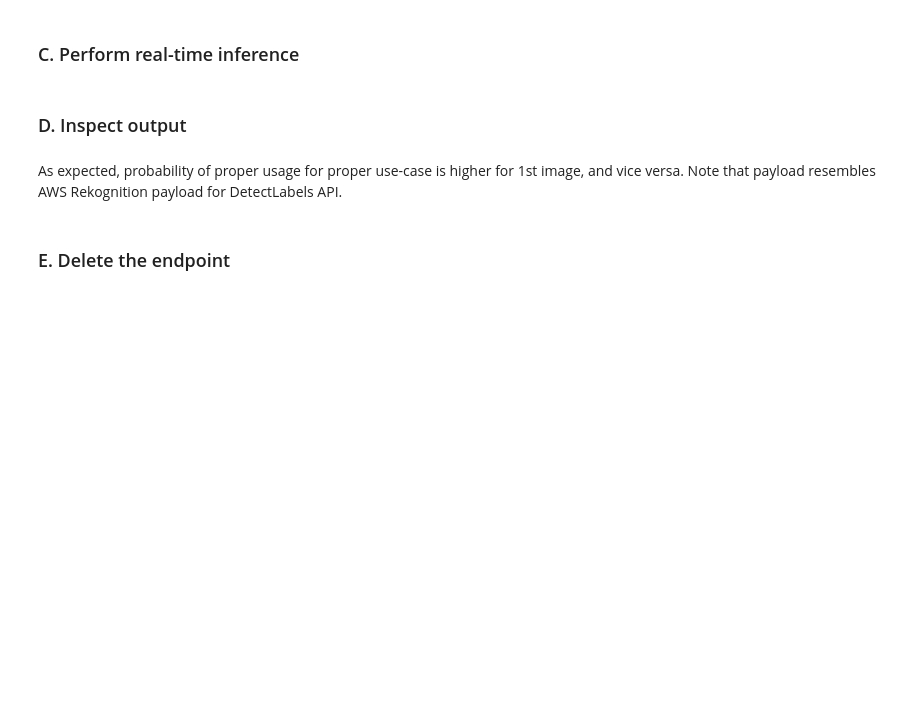
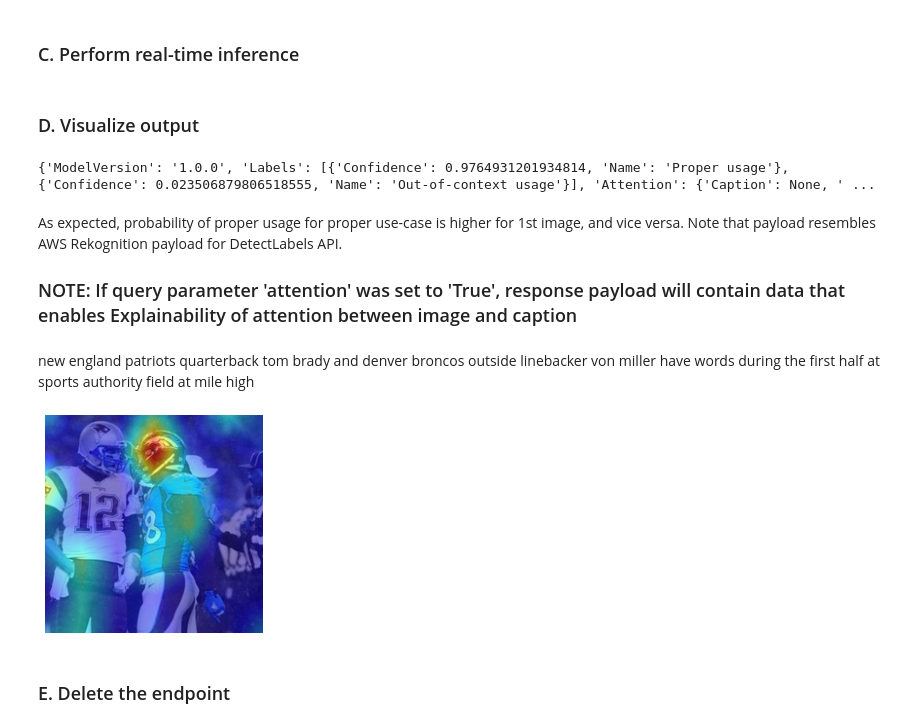
Before and after one commit to mwise-labs/ooc-misinformation-detection, a Jupyter notebook: mWise_Misinformation_Detection-Model.ipynb, the cells around one changed output. Cells and saved outputs as stored; diff of their text form; code cells hidden in the pictures; blank space fills up the shorter version.

Commit message:
add explainability

```diff
--- a/mWise_Misinformation_Detection-Model.ipynb
+++ b/mWise_Misinformation_Detection-Model.ipynb
@@ -70,6 +70,11 @@ If you want to understand how real-time inference with Amazon SageMaker works, s
 model_endpoint_name = "ooc-misinformation-detection"
 real_time_inference_instance_type = "ml.t2.medium"
 batch_transform_inference_instance_type = "ml.m5.xlarge"
+# %%
+# Local dev testing: DON'T RUN
+from sagemaker.local import LocalSagemakerRuntimeClient
+sagemaker_runtime = LocalSagemakerRuntimeClient()
+model_endpoint_name = "local-model-endpoint"
 # %% [markdown]
 ### A. Create an endpoint
 # %%
@@ -116,11 +121,13 @@ form_boundary_string = "some_longer_unique_string"
 # prepare proper payload
 proper_payload, content_type_with_boundary = urllib3.encode_multipart_formdata({
     "caption": caption,
-    "image": (proper_image.split('/')[-1], open(proper_image, "rb").read(), "image/jpeg")
+    "image": (proper_image.split('/')[-1], open(proper_image, "rb").read(), "image/jpeg"),
+    "attention": "True"
 }, boundary=form_boundary_string)
 
 # prepare ooc payload
 ooc_payload, content_type_with_boundary = urllib3.encode_multipart_formdata({
     "caption": caption,
-    "image": (ooc_image.split('/')[-1], open(ooc_image, "rb").read(), "image/jpeg")
+    "image": (ooc_image.split('/')[-1], open(ooc_image, "rb").read(), "image/jpeg"),
+    "attention": "True"
 }, boundary=form_boundary_string)
@@ -129,7 +134,7 @@ ooc_payload, content_type_with_boundary = urllib3.encode_multipart_formdata({
 # %% [markdown]
 ### C. Perform real-time inference
 # %%
-expected_proper_response = self.sagemaker_runtime.invoke_endpoint(
+expected_proper_response = sagemaker_runtime.invoke_endpoint(
     EndpointName=model_endpoint_name,
     ContentType=content_type_with_boundary,
     Accept='application/json',
@@ -138,9 +143,9 @@ expected_proper_response = self.sagemaker_runtime.invoke_endpoint(
 
 # save for offline inspection
 with open("data/output/real-time/proper.json", "w") as outfile:
-    json.dump(expected_proper_response, outfile)
+    json.dump(json.loads(expected_proper_response['Body'].data), outfile)
 
-expected_ooc_response = self.sagemaker_runtime.invoke_endpoint(
+expected_ooc_response = sagemaker_runtime.invoke_endpoint(
     EndpointName=model_endpoint_name,
     ContentType=content_type_with_boundary,
     Accept='application/json',
@@ -149,6 +154,6 @@ expected_ooc_response = self.sagemaker_runtime.invoke_endpoint(
 
 # save for offline inspection
 with open("data/output/real-time/ooc.json", "w") as outfile:
-    json.dump(expected_ooc_response, outfile)
+    json.dump(json.loads(expected_ooc_response['Body'].data), outfile)
 # %% [markdown]
-### D. Inspect output
+### D. Visualize output
@@ -158,5 +160,30 @@ print(expected_ooc_response)
+# %%
+print(json.loads(expected_proper_response['Body'].data))
+# %% [output]
+{'ModelVersion': '1.0.0', 'Labels': [{'Confidence': 0.9764931201934814, 'Name': 'Proper usage'}, {'Confidence': 0.023506879806518555, 'Name': 'Out-of-context usage'}], 'Attention': {'Caption': None, ' ...
 # %% [markdown]
 As expected, probability of proper usage for proper use-case is higher for 1st image, and vice versa. Note that payload resembles AWS Rekognition payload for DetectLabels API.
+
+### NOTE: If query parameter 'attention' was set to 'True', response payload will contain data that enables Explainability of attention between image and caption
+# %%
+from PIL import Image
+import io
+import matplotlib.pyplot as plt
+
+caption = json.loads(expected_proper_response['Body'].data)['Attention']['Caption']
+html_caption = " ".join(['<span style="background-color:hsl(360,100%,' + str((1-float(c[1])) * 100) + '%)">'
+                         + str(c[0]) + ' </span>' for c in caption])
+display(HTML(html_caption))
+
+image = json.loads(expected_proper_response['Body'].data)['Attention']['Image']
+image = base64.b64decode(image)
+image = Image.open(io.BytesIO(image))
+plt.imshow(image)
+plt.axis('off')
+plt.show()
+# %% [output]
+new england patriots quarterback tom brady and denver broncos outside linebacker von miller have words during the first half at sports authority field at mile high
+[figure, added]
 # %% [markdown]
 ### E. Delete the endpoint
 # %% [markdown]
```
Also changed, not shown: parts of 6 cells of this notebook, 2 other files.
